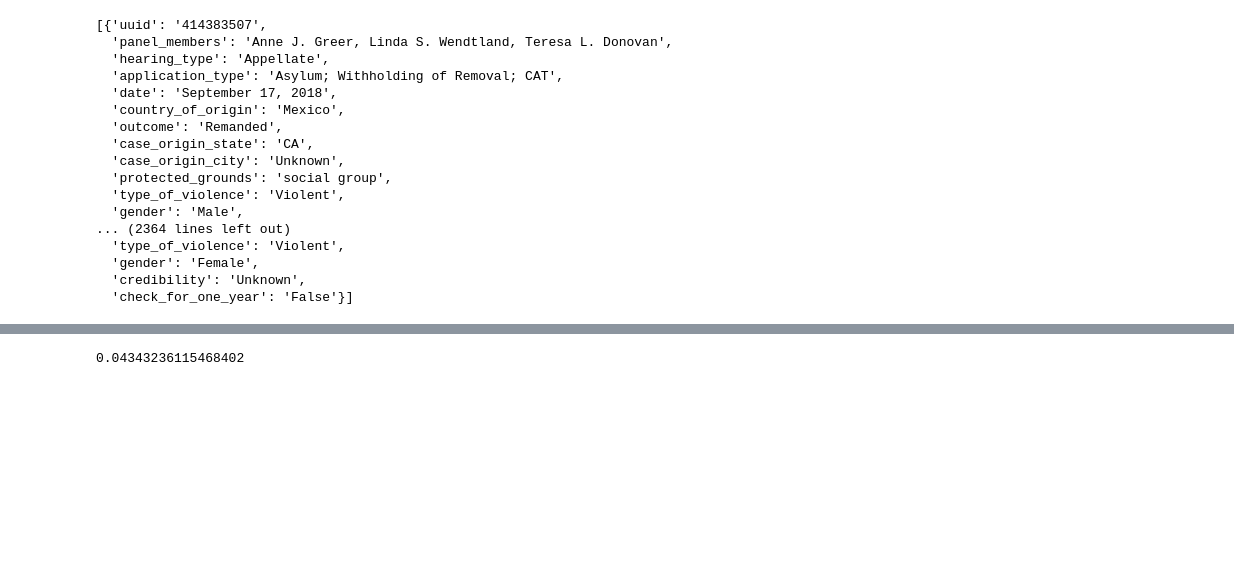
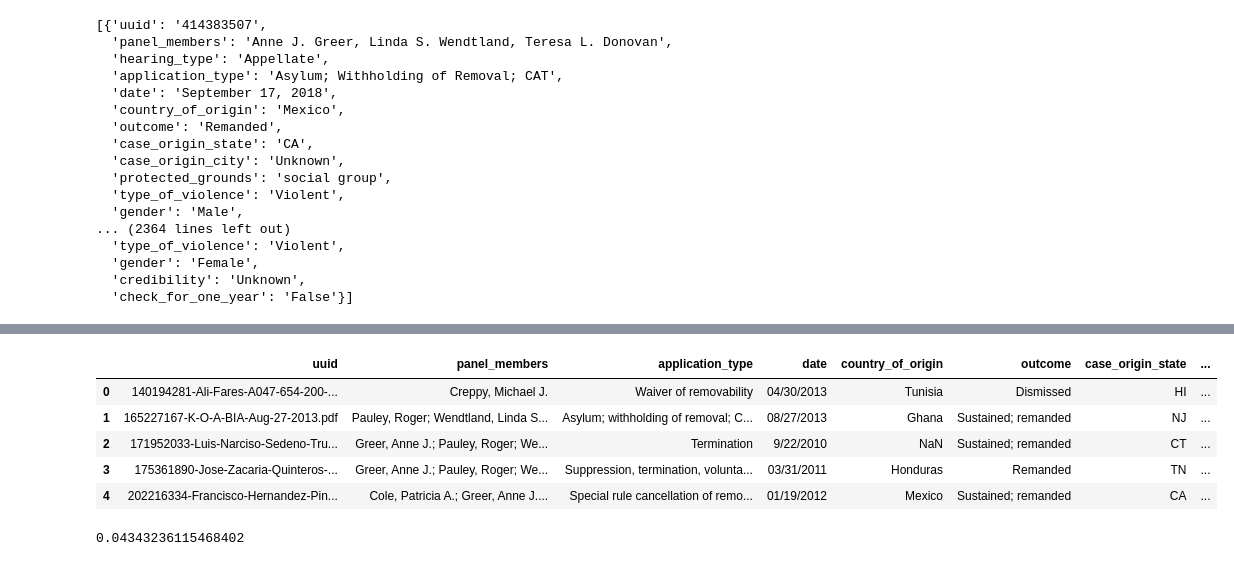
Before and after one commit to BloomTech-Labs/human-rights-first-asylum-ds-a, a Jupyter notebook: notebooks/scrapper_accuracy.ipynb, the cells around one changed output, grey strips where cells are left out. Drawn from its saved outputs; the diff is of its cells as text; code cells hidden in the pictures; blank space fills up the shorter version.

```diff
--- a/notebooks/scrapper_accuracy.ipynb
+++ b/notebooks/scrapper_accuracy.ipynb
@@ -630,0 +567,2 @@ df_manual
+# %%
+df_manual_edit = df_manual_edit.drop(columns=['AWS link', 'YOUR NAME HERE', 'notes/ random', 'Unnamed: 21', 'Unnamed: 22', 'gender', 'indigenous', 'keywords', 'references', 'applicant language'])
@@ -630,0 +571,9 @@ df_manual
+# %%
+df_manual_edit.columns = ['uuid', 'application_type', 'date', 'country_of_origin',
+       'panel_members', 'outcome', 'protected_grounds', 'type_of_violence',
+       'credibility', 'check_for_one_year', 'case_origin_city',
+       'case_origin_state']
+# %%
+df_manual_edit = df_manual_edit[['uuid', 'panel_members', 'application_type', 'date', 'country_of_origin',
+       'outcome', 'case_origin_state', 'case_origin_city', 'protected_grounds', 'type_of_violence',
+       'credibility', 'check_for_one_year']]
@@ -630,0 +582,2 @@ df_manual
+# %%
+df_manual_edit['check_for_one_year'] = df_manual_edit['check_for_one_year'].replace(1,'True')
@@ -631,3 +599,12 @@ df_manual
+# %%
+df_manual_edit.head()
+# %% [output]
+|  | uuid | panel_members | application_type | date | country_of_origin | outcome | case_origin_state | ... |
+| 0 | 140194281-Ali-Fares-A047-654-200-... | Creppy, Michael J. | Waiver of removability | 04/30/2013 | Tunisia | Dismissed | HI | ... |
+| 1 | 165227167-K-O-A-BIA-Aug-27-2013.pdf | Pauley, Roger; Wendtland, Linda S... | Asylum; withholding of removal; C... | 08/27/2013 | Ghana | Sustained; remanded | NJ | ... |
+| 2 | 171952033-Luis-Narciso-Sedeno-Tru... | Greer, Anne J.; Pauley, Roger; We... | Termination | 9/22/2010 | NaN | Sustained; remanded | CT | ... |
+| 3 | 175361890-Jose-Zacaria-Quinteros-... | Greer, Anne J.; Pauley, Roger; We... | Suppression, termination, volunta... | 03/31/2011 | Honduras | Remanded | TN | ... |
+| 4 | 202216334-Francisco-Hernandez-Pin... | Cole, Patricia A.; Greer, Anne J.... | Special rule cancellation of remo... | 01/19/2012 | Mexico | Sustained; remanded | CA | ... |
 # %%
 from LambdaLib.Analysis.csv_similarity import csv_similarity_score
 
```
Also changed, not shown: parts of 14 cells of this notebook, 1 other file.
